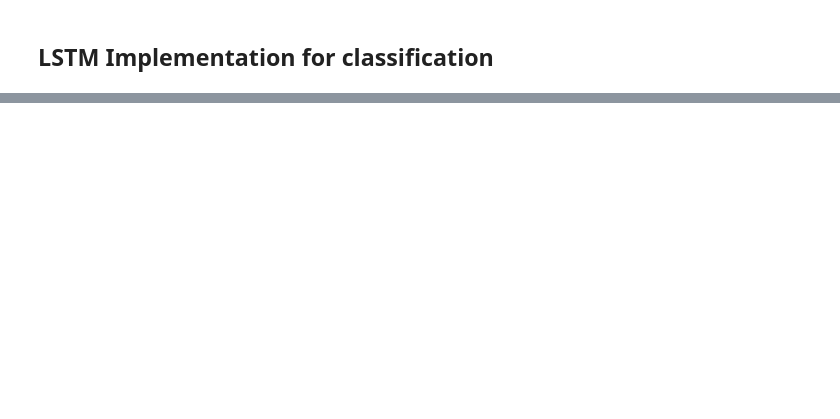
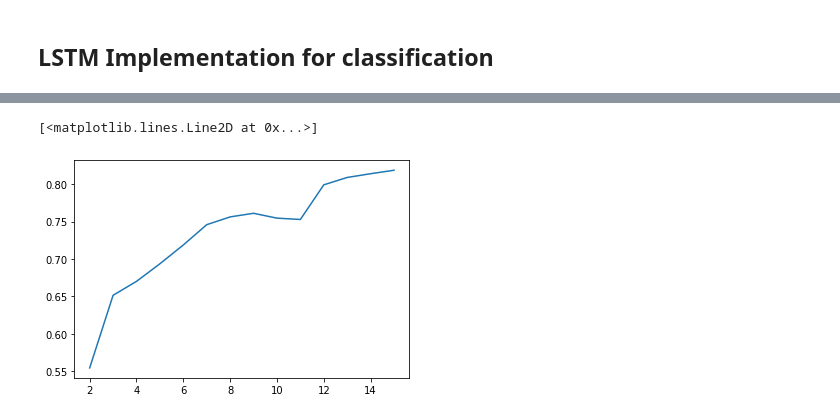
Before and after one commit to ncsa/CPRHD_WNV_GI, a Jupyter notebook: CDC Challenge_model.ipynb, the cells around one changed output, grey strips where cells are left out. Cells and saved outputs as stored; diff of their text form; code cells hidden in the pictures; blank space fills up the shorter version.

```diff
--- a/CDC Challenge_model.ipynb
+++ b/CDC Challenge_model.ipynb
@@ -255,0 +366,5 @@ print(metrics.classification_report(true_val_class, pred_val_class))
+# %%
+plt.plot(x,y_train)
+# %% [output]
+[<matplotlib.lines.Line2D at 0x...>]
+[figure, added]
```
Also changed, not shown: parts of 17 cells of this notebook, 1 other file.
